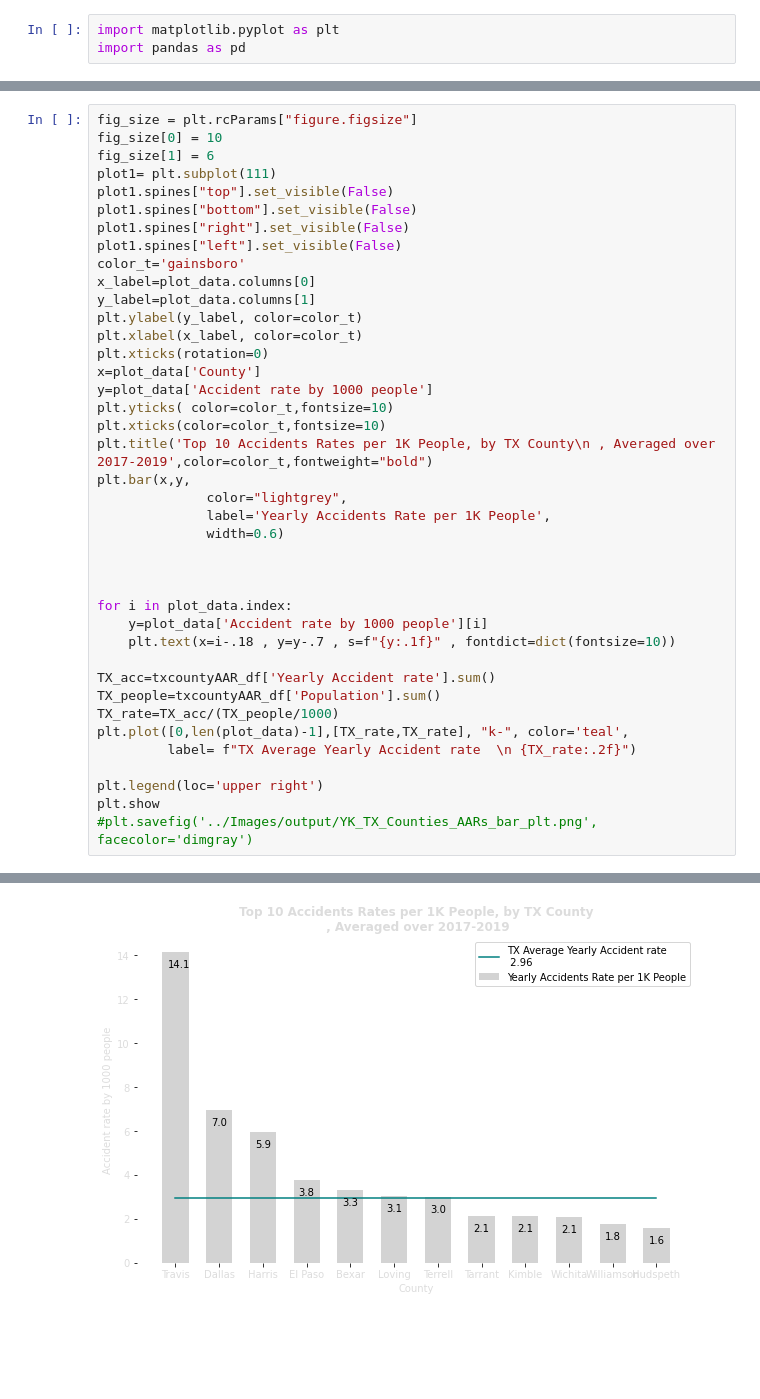
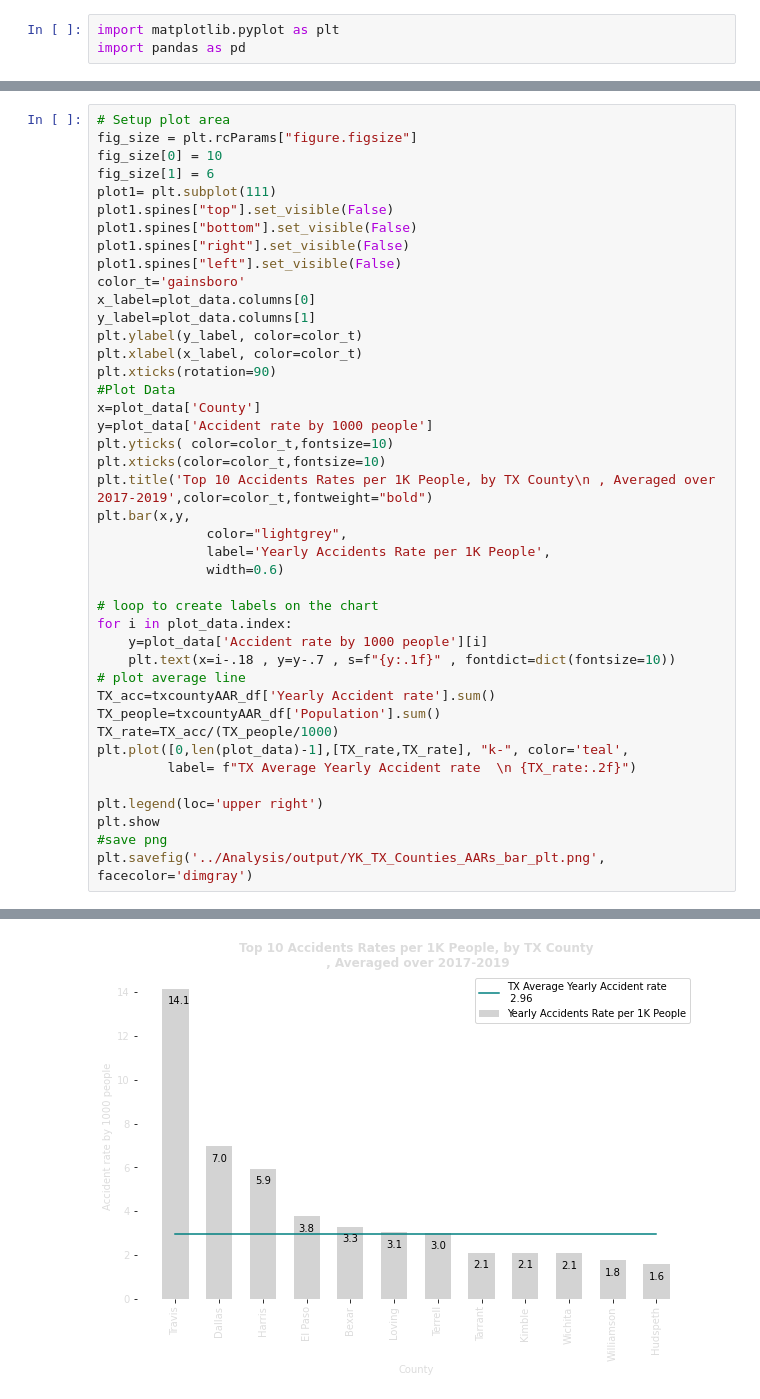
Before and after one commit to ykrasnikov/US-Traffic-Accidents, a Jupyter notebook: CODE_analysis/YK_States_TXCounties_barcharts.ipynb, the cells around one changed output, grey strips where cells are left out. Drawn from its saved outputs; the diff is of its cells as text; blank space fills up the shorter version.

Commit message:
YK code is anotated , analysis readme.md added

```diff
--- a/CODE_analysis/YK_States_TXCounties_barcharts.ipynb
+++ b/CODE_analysis/YK_States_TXCounties_barcharts.ipynb
@@ -164,4 +190,5 @@ plot_data
 # %%
+# Setup plot area
 fig_size = plt.rcParams["figure.figsize"]
 fig_size[0] = 10
 fig_size[1] = 6
@@ -175,7 +202,8 @@ x_label=plot_data.columns[0]
 y_label=plot_data.columns[1]
 plt.ylabel(y_label, color=color_t)
 plt.xlabel(x_label, color=color_t)
-plt.xticks(rotation=0)
+plt.xticks(rotation=90)
+#Plot Data
 x=plot_data['County']
 y=plot_data['Accident rate by 1000 people']
 plt.yticks( color=color_t,fontsize=10)
@@ -186,12 +214,11 @@ plt.bar(x,y,
               label='Yearly Accidents Rate per 1K People',
               width=0.6)
 
-
-
+# loop to create labels on the chart
 for i in plot_data.index:
     y=plot_data['Accident rate by 1000 people'][i]
     plt.text(x=i-.18 , y=y-.7 , s=f"{y:.1f}" , fontdict=dict(fontsize=10))
-
+# plot average line
 TX_acc=txcountyAAR_df['Yearly Accident rate'].sum()
 TX_people=txcountyAAR_df['Population'].sum()
 TX_rate=TX_acc/(TX_people/1000)
@@ -200,5 +227,6 @@ plt.plot([0,len(plot_data)-1],[TX_rate,TX_rate], "k-", color='teal',
 
 plt.legend(loc='upper right')
 plt.show
-#plt.savefig('../Images/output/YK_TX_Counties_AARs_bar_plt.png', facecolor='dimgray')
+#save png
+plt.savefig('../Analysis/output/YK_TX_Counties_AARs_bar_plt.png', facecolor='dimgray')
 # %% [output]
@@ -206 +233 @@ plt.show
-[figure, old version]
+[figure, new version]
```
Also changed, not shown: parts of 9 cells of this notebook, 29 other files.
